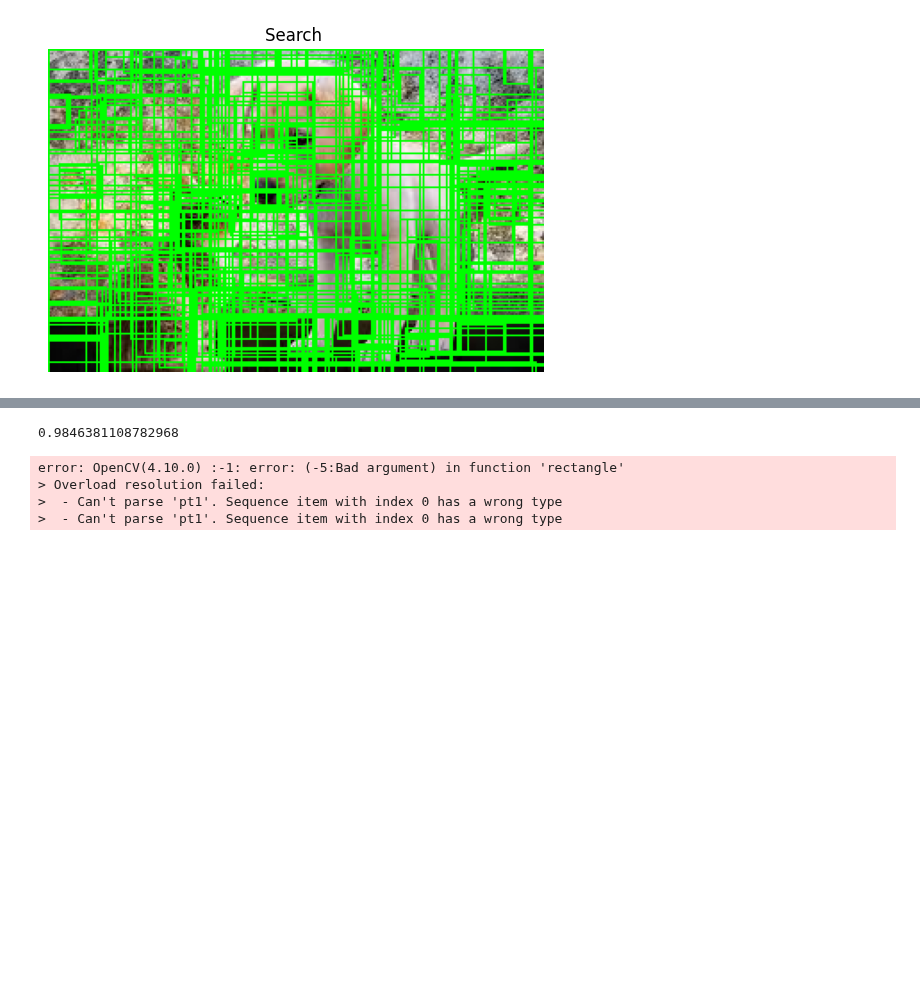
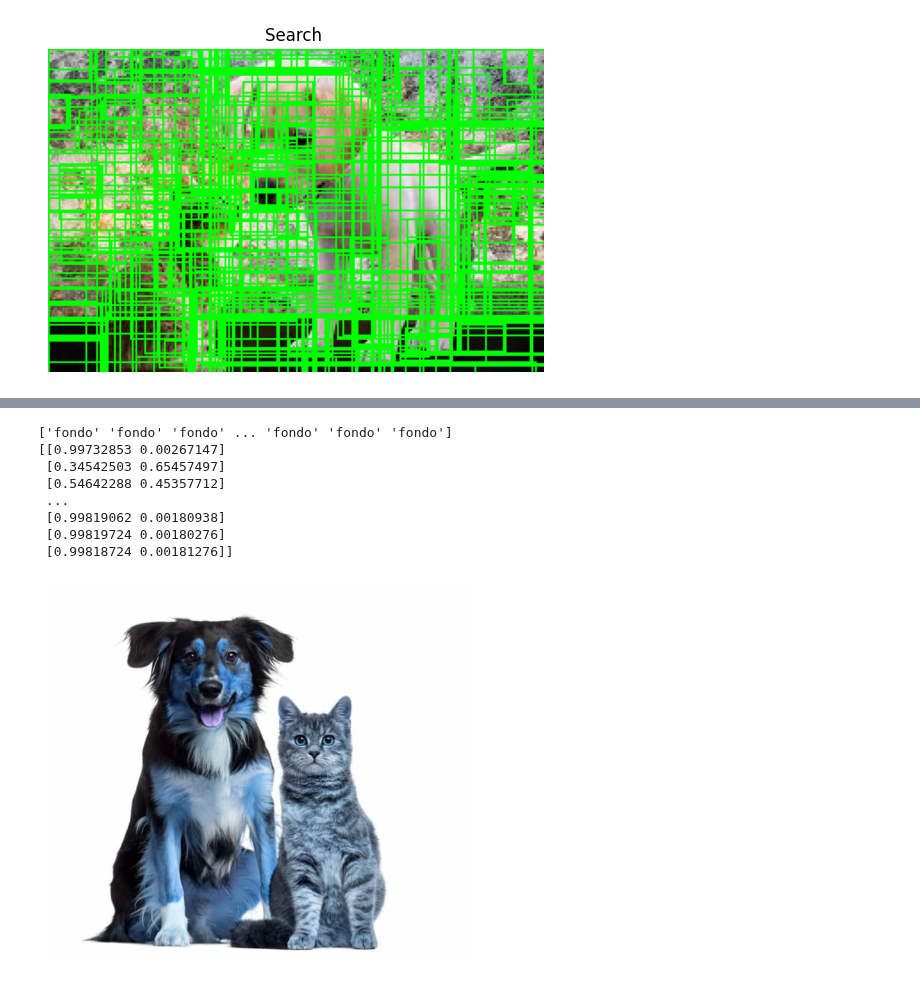
Before and after one commit to JuniorHZ19/CNN-PARA-DETECION-DE-OBJETOS, a Jupyter notebook: R-CNN.ipynb, the cells around one changed output, grey strips where cells are left out. Drawn from its saved outputs; the diff is of its cells as text; code cells hidden in the pictures; blank space fills up the shorter version.

```diff
--- a/R-CNN.ipynb
+++ b/R-CNN.ipynb
@@ -34,8 +34,8 @@ from torch.utils.data import Dataset
 
 class PascalVOCDataset(Dataset):
 
-    def __init__(self, images_dir, annotations_dir, transform=None):
-
+    def __init__(self, images_dir, annotations_dir,ref_labels, transform=None):
+        self.ref_labels=ref_labels #referencia posiciones de cada clase seguira el mismo orden +1
         self.images_dir = images_dir
         self.annotations_dir = annotations_dir
         self.transform = transform
@@ -96,7 +96,7 @@ class PascalVOCDataset(Dataset):
 
         for obj in root.findall("object"):
             label = obj.find("name").text
-
+            label= (self.ref_labels.index(label))+1
             bndbox = obj.find("bndbox")
             xmin = int(bndbox.find("xmin").text)
             ymin = int(bndbox.find("ymin").text)
@@ -106,9 +106,7 @@ class PascalVOCDataset(Dataset):
             boxes.append([xmin, ymin, xmax, ymax])
             labels.append(label)
 
-        # Convertir labels a índices (si es necesario, define un mapeo de clase a índice)
-        label_to_index = {label: idx + 1 for idx, label in enumerate(set(labels))}
-        labels = [label_to_index[label] for label in labels]
+
 
         target = {
             "boxes":boxes,
@@ -228,7 +226,7 @@ def select_labels_regiones(regiones, ground_truth_boxes, ground_truth_labels, io
   real_bbox_selected=[]
   for region in regiones:
     max_iou = 0
-    best_label = 0  # Inicializar como fondo por defecto
+    best_label = 'fondo'  # Inicializar como fondo por defecto
     best_box = None
 
     for box, gt_label in zip(ground_truth_boxes, ground_truth_labels):
@@ -237,7 +235,7 @@ def select_labels_regiones(regiones, ground_truth_boxes, ground_truth_labels, io
         if iou > max_iou:  #se quedara con el mayor iou conseguido de los objetos que coincida asi no tener probelmas de etiquetar fondo si se pasa a los siguientes boxes
             max_iou = iou
             if iou <=0.3:
-              best_label = 0
+              best_label = 'fondo'
               best_box = None
 
             elif  0.3<iou<iou_threshold:
@@ -370,14 +368,14 @@ transform = transforms.Compose([
 ])
 
 # Crear el dataset
-dataset = PascalVOCDataset(images_dir, annotations_dir, transform=transform)
+dataset = PascalVOCDataset(images_dir, annotations_dir,ref_labels=['gato','perro'] ,transform=transform)
 
 # Particionar dataset en train y test
 train_size = int(0.8 * len(dataset))  # 80% para entrenamiento
 test_size = len(dataset) - train_size  # El resto para prueba
 
 train_dataset, test_dataset = random_split(dataset, [train_size, test_size])
-img,target=train_dataset[2]
+img,target=train_dataset[5]
 print(target)
 print(img.shape)
 # %% [output]
@@ -492,7 +466,7 @@ for epoch in range(epochs):
         translations=[]
 
         for region,truth_box in zip(regiones,real_bboxs):
-          translations.append(calculate_translations(region,truth_box))
+          translations.append(calculate_translation(region,truth_box))
         print(len(translations))
         print(features.shape)
         regressor.fit(features, np.array(translations))
@@ -534,31 +491,36 @@ for epoch in range(epochs):
 # %%
 #prediccion con imagen:
 
-url = "/content/imagenes/0016.jpg"  # @param {type:"string"}
+url = "/content/imagenes/0021.jpg"  # @param {type:"string"}
 
 image = cv2.imread(url)
 
 regiones_propuestas = get_Region_Proposals(image, max_regiones=2000)
 
 features = extract_features_from_regions(image, regiones_propuestas, vgg16)
 
 clases = svm.predict(features)
 probas = svm.predict_proba(features)
 translations = regressor.predict(features)
-
+print(clases)
+print(probas)
 for clase, prob, translation, region_propuesta in zip(clases, probas, translations, regiones_propuestas):
-    if clase != 'fondo' and clase != 0 and prob.max() > 0.9:
-        print(prob.max())
+    if clase != 'fondo' and clase != 0 :
+        print(prob)
         pred_bbox = apply_translation_to_bbox(region_propuesta,translation)
 
         cv2.rectangle(image, (int(pred_bbox[0]), int(pred_bbox[1])), (int(pred_bbox[2]), int(pred_bbox[3])), (0, 255, 0), 2)
-
+        cv2.putText(image, clase, (50,50), cv2.FONT_HERSHEY_SIMPLEX, 1, (0, 255, 0), 2)
 plt.imshow(image)
 plt.axis('off')  # Desactivar los ejes para mostrar solo la imagen
 plt.show()
 # %% [output]
-0.9846381108782968
+['fondo' 'fondo' 'fondo' ... 'fondo' 'fondo' 'fondo']
+[[0.99732853 0.00267147]
+ [0.34542503 0.65457497]
+ [0.54642288 0.45357712]
+ ...
+ [0.99819062 0.00180938]
+ [0.99819724 0.00180276]
+ [0.99818724 0.00181276]]
-error: OpenCV(4.10.0) :-1: error: (-5:Bad argument) in function 'rectangle'
-> Overload resolution failed:
->  - Can't parse 'pt1'. Sequence item with index 0 has a wrong type
->  - Can't parse 'pt1'. Sequence item with index 0 has a wrong type
+[figure, added]
```
Also changed, not shown: parts of 4 cells of this notebook.
